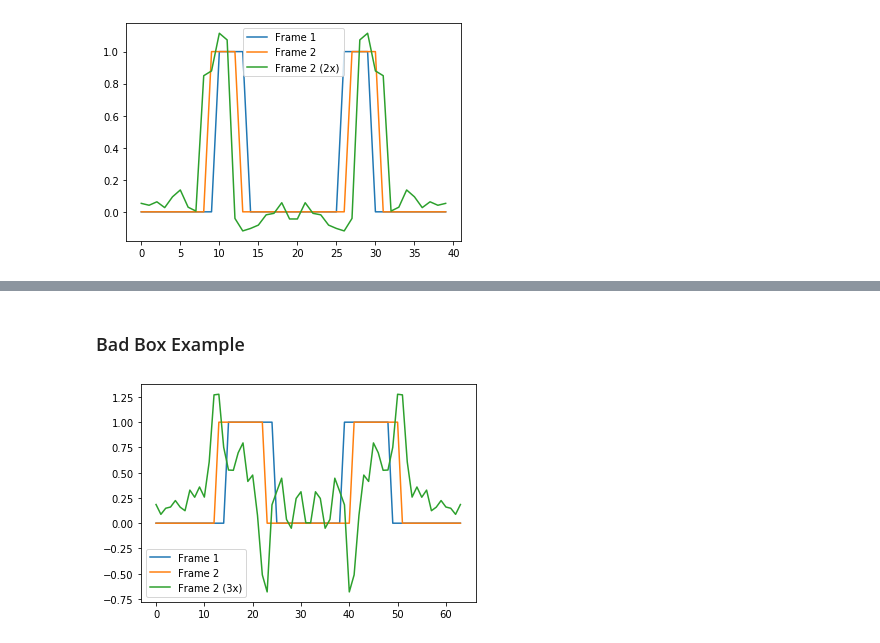
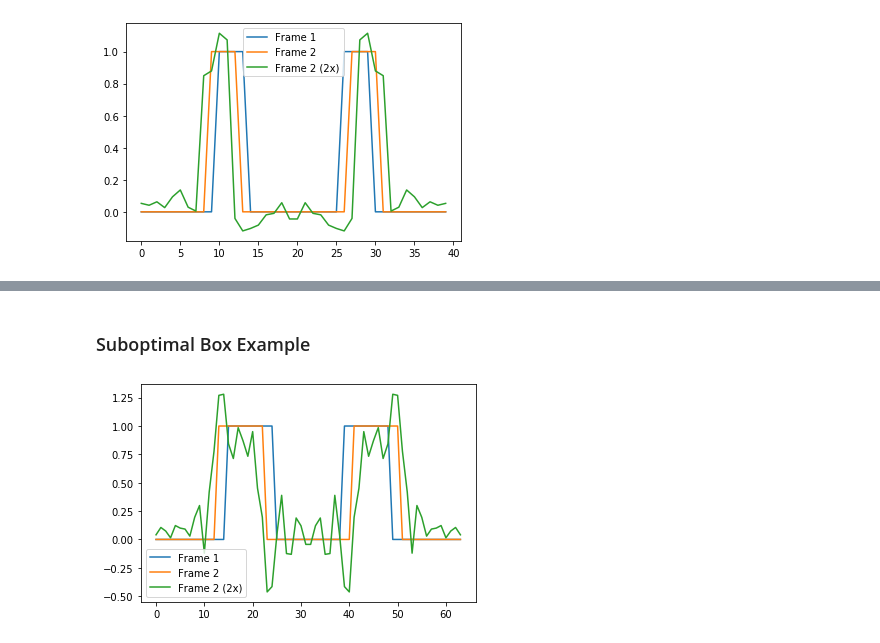
Before and after one commit to rxian/phase-video, a Jupyter notebook: docs/examples.ipynb, the cells around one changed output, grey strips where cells are left out. Cells and saved outputs as stored; diff of their text form; code cells hidden in the pictures.

```diff
--- a/docs/examples.ipynb
+++ b/docs/examples.ipynb
@@ -37,7 +37,7 @@ frame2_dft = scipy.fftpack.fft(frame2)
 window = np.argwhere(scipy.fftpack.fftfreq(width) < 0).flatten()
 
 magnified_dft = np.array(frame2_dft, copy=True)
-magnification_factor = 2
+magnification_factor = 3
 
 def part_of_magnification_routine(frame1_dft,frame2_dft,window,magnification_factor,magnified_dft):
 
@@ -55,7 +55,7 @@ def part_of_magnification_routine(frame1_dft,frame2_dft,window,magnification_fac
     phase_diff = np.angle(filtered2) - np.angle(filtered1)
 
     # Magnify motion in frame 2
-    magnified_filtered = filtered2 * np.exp(magnification_factor*np.complex(0,1)*phase_diff)
+    magnified_filtered = filtered2 * np.exp((magnification_factor-1)*np.complex(0,1)*phase_diff)
 
     # Inverse filter in frequency domain
     magnified_filtered_dft = scipy.fftpack.fft(magnified_filtered)
@@ -72,7 +72,7 @@ magnified = scipy.fftpack.ifft(magnified_dft)
 plt.figure()
 plt.plot(frame1, label="Frame 1")
 plt.plot(frame2, label="Frame 2")
-plt.plot(magnified, label="Frame 2 (%dx)" %(magnification_factor+1))
+plt.plot(np.real(magnified), label="Frame 2 (%dx)" %(magnification_factor))
 plt.legend();
 # %% [output]
 [figure]
@@ -133,0 +136,14 @@ plt.legend();
+# %%
+magnification_factor = 0.4
+
+attenuated_dft = np.array(frame2_dft, copy=True)
+for window in windows:
+    part_of_magnification_routine(frame1_dft,frame2_dft,window,magnification_factor,attenuated_dft)
+
+attenuated = scipy.fftpack.ifft(attenuated_dft)
+
+plt.figure()
+plt.plot(frame1, label="Frame 1")
+plt.plot(frame2, label="Frame 2")
+plt.plot(np.real(attenuated), label="Frame 2 (%.2fx)" %(magnification_factor))
+plt.legend();
@@ -134,32 +152,32 @@ plt.legend();
 # %% [markdown]
-### Bad Box Example
+### Suboptimal Box Example
 # %%
 width = 64
 box_size = 10
 box_sep = 8
 displacement = 2
 num_octaves = 4
 magnification_factor = 2
 
 frame1, frame2 = osc_rects(displacement+1,box_sep,displacement,box_size,width)[[0,-1]]
 
 frame1_dft = scipy.fftpack.fft(frame1)
 frame2_dft = scipy.fftpack.fft(frame2)
 
 freq_range = np.argwhere(scipy.fftpack.fftfreq(width) < 0).flatten()
 partitions = np.floor(len(freq_range)*np.power(2,np.arange(num_octaves-1))/2**(num_octaves-1)).astype(np.int32)
 windows = np.array_split(freq_range,partitions)
 
 magnified_dft = np.array(frame2_dft, copy=True)
 for window in windows:
     part_of_magnification_routine(frame1_dft,frame2_dft,window,magnification_factor,magnified_dft)
 
 magnified = scipy.fftpack.ifft(magnified_dft)
 
 plt.figure()
 plt.plot(frame1, label="Frame 1")
 plt.plot(frame2, label="Frame 2")
-plt.plot(magnified, label="Frame 2 (%dx)" %(magnification_factor+1))
+plt.plot(np.real(magnified), label="Frame 2 (%dx)" %(magnification_factor))
 plt.legend();
 # %% [output]
-[figure, old version]
+[figure, new version]
```
Also changed, not shown: parts of 3 cells of this notebook.
